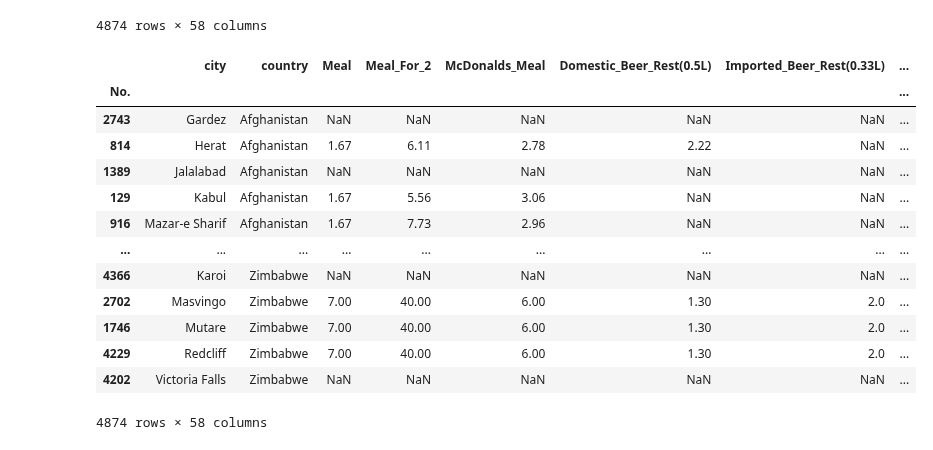
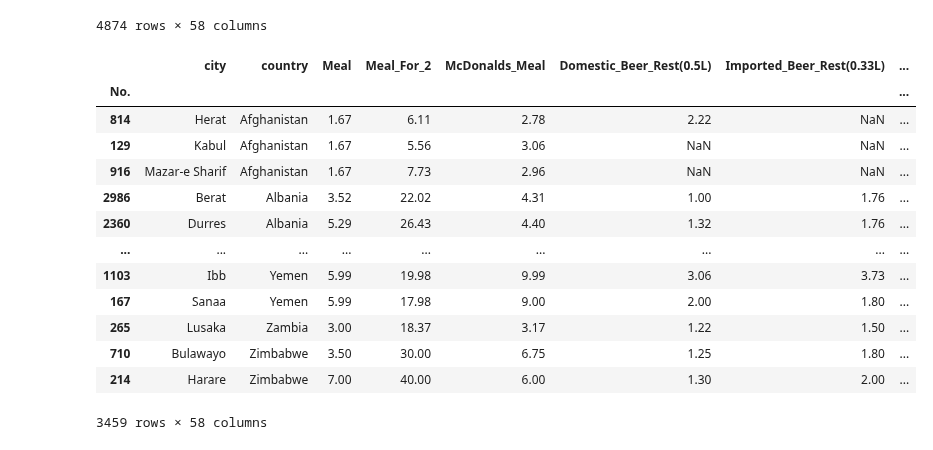
Before and after one commit to Reed-Carter/Global-Cost-of-Living, a Jupyter notebook: chloe.ipynb, the cells around one changed output. Saved outputs shown, nothing was run; the diff lists cells and outputs as text; code cells hidden in the pictures.

```diff
--- a/chloe.ipynb
+++ b/chloe.ipynb
@@ -47,26 +65,22 @@ cost_df
 | 4229 | Redcliff | Zimbabwe | 7.00 | 40.00 | 6.00 | 1.30 | 2.0 | ... |
 | 4202 | Victoria Falls | Zimbabwe | NaN | NaN | NaN | NaN | NaN | ... |
 4874 rows × 58 columns
-# %%
-cost_df.rename({'x52': 'Price per Square Meter to Buy Apartment in City Centre (USD)',
-                'x53': 'Price per Square Meter to Buy Apartment Outside of Centre (USD)',
-                'x54': 'Average_Monthly_Net_Salary_(After_Tax)_(USD)',
-                'x55':'Mortgage Interest Rate in Percentages (%), Yearly, for 20 Years Fixed-Rate'}, axis=1, inplace=True, errors='raises')
-
-cost_df
-# %% [output]
-|  | city | country | Meal | Meal_For_2 | McDonalds_Meal | Domestic_Beer_Rest(0.5L) | Imported_Beer_Rest(0.33L) | ... |
-| No. |  |  |  |  |  |  |  | ... |
-| 2743 | Gardez | Afghanistan | NaN | NaN | NaN | NaN | NaN | ... |
-| 814 | Herat | Afghanistan | 1.67 | 6.11 | 2.78 | 2.22 | NaN | ... |
-| 1389 | Jalalabad | Afghanistan | NaN | NaN | NaN | NaN | NaN | ... |
-| 129 | Kabul | Afghanistan | 1.67 | 5.56 | 3.06 | NaN | NaN | ... |
-| 916 | Mazar-e Sharif | Afghanistan | 1.67 | 7.73 | 2.96 | NaN | NaN | ... |
-| ... | ... | ... | ... | ... | ... | ... | ... | ... |
-| 4366 | Karoi | Zimbabwe | NaN | NaN | NaN | NaN | NaN | ... |
-| 2702 | Masvingo | Zimbabwe | 7.00 | 40.00 | 6.00 | 1.30 | 2.0 | ... |
-| 1746 | Mutare | Zimbabwe | 7.00 | 40.00 | 6.00 | 1.30 | 2.0 | ... |
-| 4229 | Redcliff | Zimbabwe | 7.00 | 40.00 | 6.00 | 1.30 | 2.0 | ... |
-| 4202 | Victoria Falls | Zimbabwe | NaN | NaN | NaN | NaN | NaN | ... |
-4874 rows × 58 columns
+# %%
+salary_df = cost_df.dropna(subset=['Avg_monthly_salary(USD)'])
+salary_df
+# %% [output]
+|  | city | country | Meal | Meal_For_2 | McDonalds_Meal | Domestic_Beer_Rest(0.5L) | Imported_Beer_Rest(0.33L) | ... |
+| No. |  |  |  |  |  |  |  | ... |
+| 814 | Herat | Afghanistan | 1.67 | 6.11 | 2.78 | 2.22 | NaN | ... |
+| 129 | Kabul | Afghanistan | 1.67 | 5.56 | 3.06 | NaN | NaN | ... |
+| 916 | Mazar-e Sharif | Afghanistan | 1.67 | 7.73 | 2.96 | NaN | NaN | ... |
+| 2986 | Berat | Albania | 3.52 | 22.02 | 4.31 | 1.00 | 1.76 | ... |
+| 2360 | Durres | Albania | 5.29 | 26.43 | 4.40 | 1.32 | 1.76 | ... |
+| ... | ... | ... | ... | ... | ... | ... | ... | ... |
+| 1103 | Ibb | Yemen | 5.99 | 19.98 | 9.99 | 3.06 | 3.73 | ... |
+| 167 | Sanaa | Yemen | 5.99 | 17.98 | 9.00 | 2.00 | 1.80 | ... |
+| 265 | Lusaka | Zambia | 3.00 | 18.37 | 3.17 | 1.22 | 1.50 | ... |
+| 710 | Bulawayo | Zimbabwe | 3.50 | 30.00 | 6.75 | 1.25 | 1.80 | ... |
+| 214 | Harare | Zimbabwe | 7.00 | 40.00 | 6.00 | 1.30 | 2.00 | ... |
+3459 rows × 58 columns
 # %%
```
Also changed, not shown: parts of 2 cells of this notebook.
